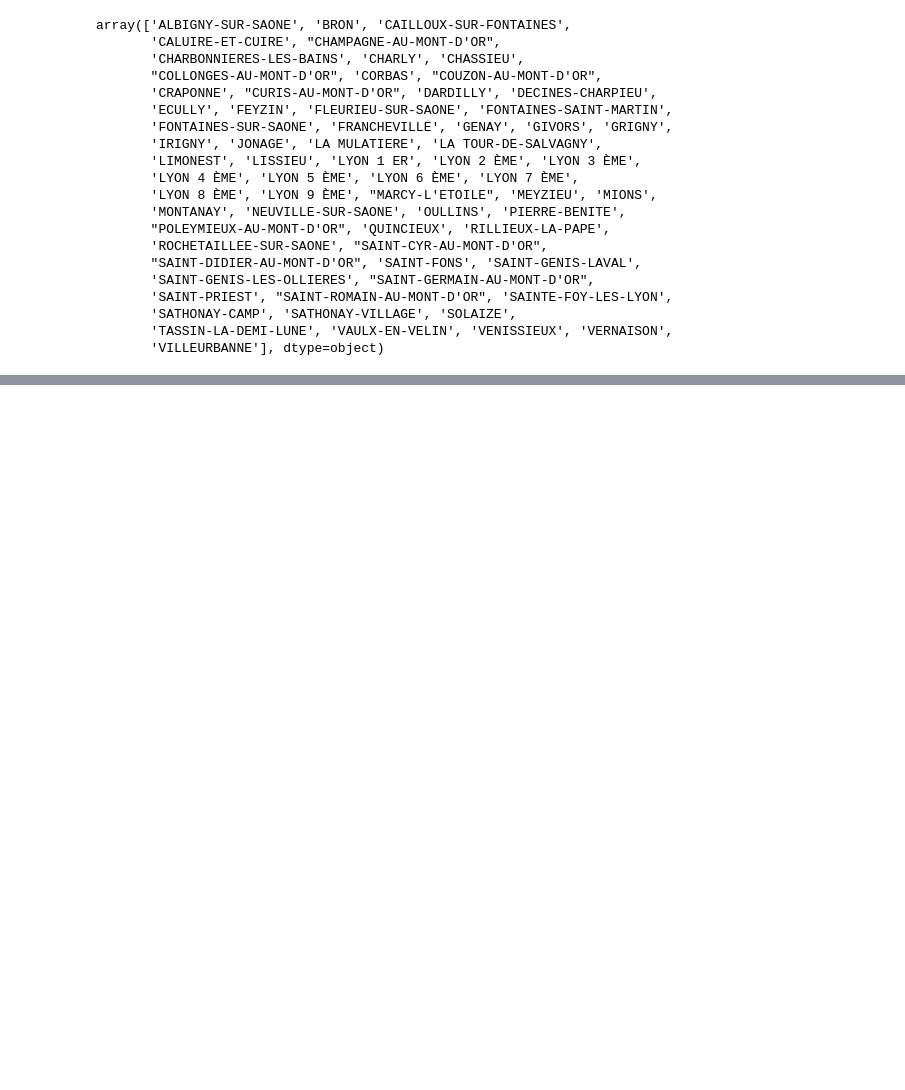
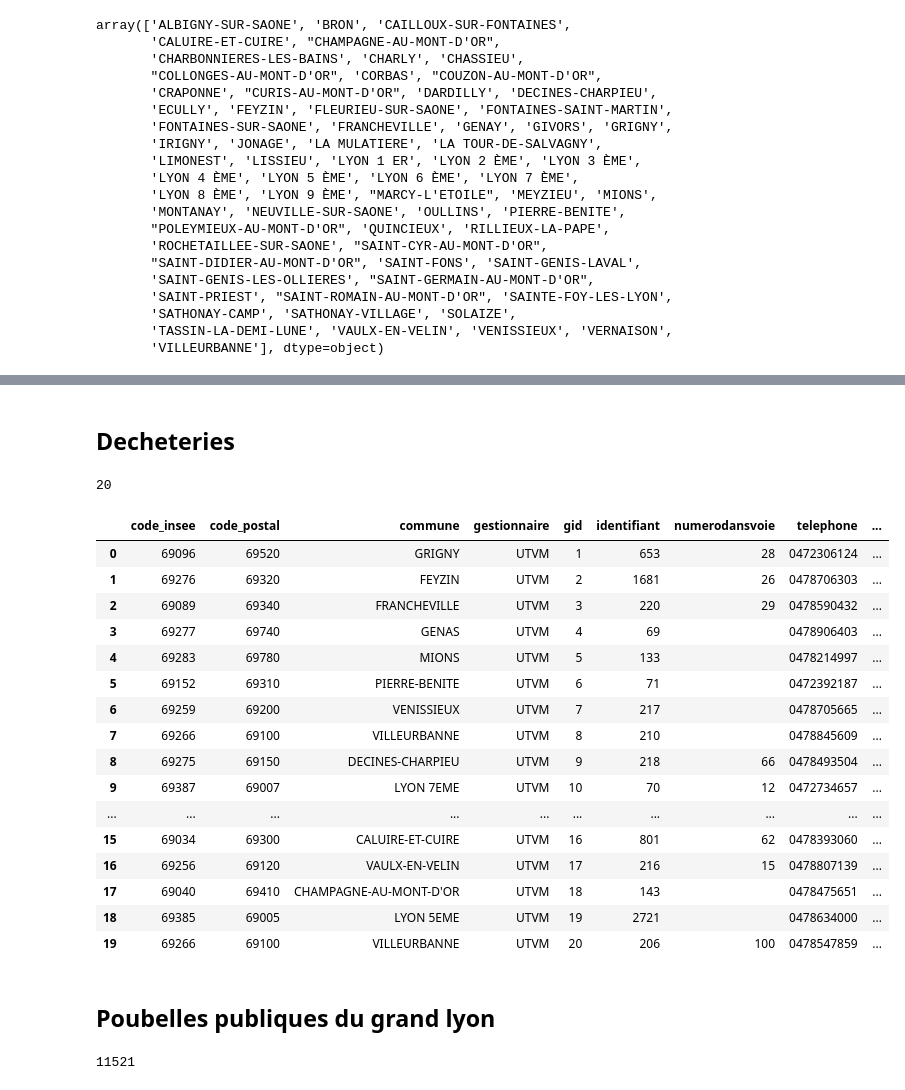
Before and after one commit to R0ma1nG/PLD-SMART, a Jupyter notebook: datamining/SilosVerreDataExploration.ipynb, the cells around one changed output, grey strips where cells are left out. Saved outputs shown, nothing was run; the diff lists cells and outputs as text; code cells hidden in the pictures; blank space fills up the shorter version.

```diff
--- a/datamining/SilosVerreDataExploration.ipynb
+++ b/datamining/SilosVerreDataExploration.ipynb
@@ -123,0 +129,38 @@ array(['ALBIGNY-SUR-SAONE', 'BRON', 'CAILLOUX-SUR-FONTAINES',
+# %% [markdown]
+## Decheteries
+# %%
+DOWNLOAD_LINK = "https://download.data.grandlyon.com/wfs/grandlyon?SERVICE=WFS&VERSION=2.0.0&outputformat=GEOJSON&maxfeatures=-1&request=GetFeature&typename=gip_proprete.gipdecheterie&SRSNAME=urn:ogc:def:crs:EPSG::4171"
+resp = requests.get(DOWNLOAD_LINK)
+decheteries_json = json.loads(resp.text)
+len(decheteries_json['features'])
+# %% [output]
+20
+# %%
+pd.DataFrame(pd.DataFrame(decheteries_json['features']).properties.values.tolist())
+# %% [output]
+|  | code_insee | code_postal | commune | gestionnaire | gid | identifiant | numerodansvoie | telephone | ... |
+| 0 | 69096 | 69520 | GRIGNY | UTVM | 1 | 653 | 28 | 0472306124 | ... |
+| 1 | 69276 | 69320 | FEYZIN | UTVM | 2 | 1681 | 26 | 0478706303 | ... |
+| 2 | 69089 | 69340 | FRANCHEVILLE | UTVM | 3 | 220 | 29 | 0478590432 | ... |
+| 3 | 69277 | 69740 | GENAS | UTVM | 4 | 69 |  | 0478906403 | ... |
+| 4 | 69283 | 69780 | MIONS | UTVM | 5 | 133 |  | 0478214997 | ... |
+| 5 | 69152 | 69310 | PIERRE-BENITE | UTVM | 6 | 71 |  | 0472392187 | ... |
+| 6 | 69259 | 69200 | VENISSIEUX | UTVM | 7 | 217 |  | 0478705665 | ... |
+| 7 | 69266 | 69100 | VILLEURBANNE | UTVM | 8 | 210 |  | 0478845609 | ... |
+| 8 | 69275 | 69150 | DECINES-CHARPIEU | UTVM | 9 | 218 | 66 | 0478493504 | ... |
+| 9 | 69387 | 69007 | LYON 7EME | UTVM | 10 | 70 | 12 | 0472734657 | ... |
+| ... | ... | ... | ... | ... | ... | ... | ... | ... | ... |
+| 15 | 69034 | 69300 | CALUIRE-ET-CUIRE | UTVM | 16 | 801 | 62 | 0478393060 | ... |
+| 16 | 69256 | 69120 | VAULX-EN-VELIN | UTVM | 17 | 216 | 15 | 0478807139 | ... |
+| 17 | 69040 | 69410 | CHAMPAGNE-AU-MONT-D'OR | UTVM | 18 | 143 |  | 0478475651 | ... |
+| 18 | 69385 | 69005 | LYON 5EME | UTVM | 19 | 2721 |  | 0478634000 | ... |
+| 19 | 69266 | 69100 | VILLEURBANNE | UTVM | 20 | 206 | 100 | 0478547859 | ... |
+# %% [markdown]
+## Poubelles publiques du grand lyon
+# %%
+DOWNLOAD_LINK = "https://download.data.grandlyon.com/wfs/grandlyon?SERVICE=WFS&VERSION=2.0.0&outputformat=GEOJSON&maxfeatures=-1&request=GetFeature&typename=gin_nettoiement.gincorbeille&SRSNAME=urn:ogc:def:crs:EPSG::4171"
+resp = requests.get(DOWNLOAD_LINK)
+poubelles_json = json.loads(resp.text)
+len(poubelles_json['features'])
+# %% [output]
+11521
```
Also changed, not shown: parts of 18 cells of this notebook.
